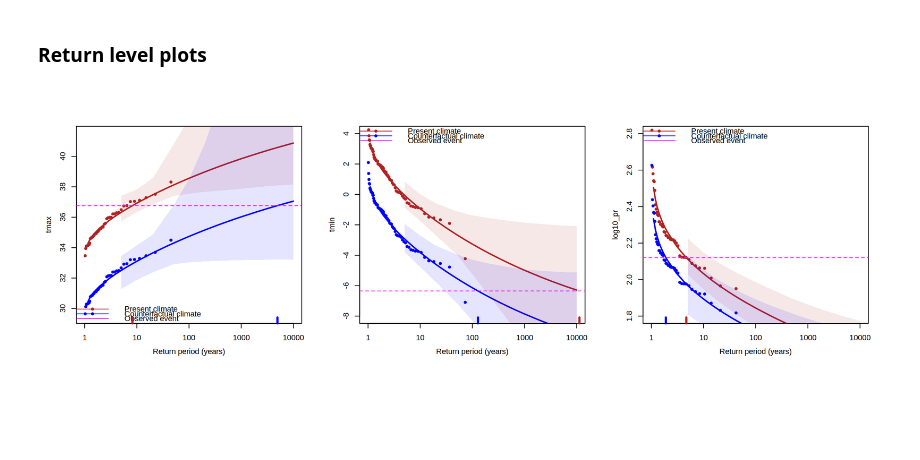
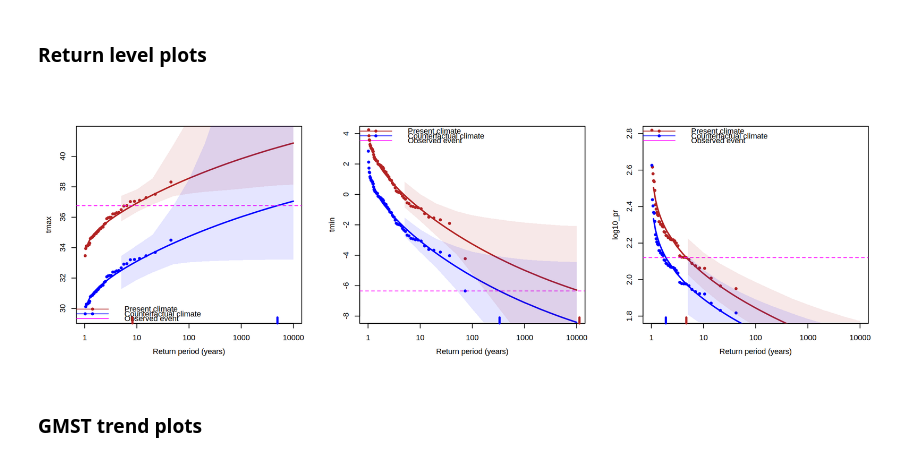
Before and after one commit to clairbarnes/wwa-archive, a Jupyter notebook: 00_model-fitting/working_R.ipynb, the cells around one changed output. Saved outputs shown, nothing was run; the diff lists cells and outputs as text; code cells hidden in the pictures; blank space fills up the shorter version.

```diff
--- a/00_model-fitting/working_R.ipynb
+++ b/00_model-fitting/working_R.ipynb
@@ -140,6 +145,7 @@ fit_ns <- function(dist, type = "fixeddisp", data, varnm, covnm_1, lower = F, mi
     fitted[["type"]] <- type
     fitted[["varnm"]] <- varnm
     fitted[["covnm_1"]] <- covnm_1
+    fitted[["data"]] <- data
     fitted[["x"]] <- x
     fitted[["cov1"]] <- data[,covnm_1]
 
@@ -178,7 +184,7 @@ tmin_shift <- fit_ns("gev", "shift", tmin, "tmin", "gmst", lower = T, mintemps =
 ns_pars <- function(mdl, fixed_cov = NA) {
 
     # if no covariate value given, evaluate at all covariate values
-    if(is.na(fixed_cov)) fixed_cov <- mdl$cov1
+    if(is.na(fixed_cov[1])) fixed_cov <- mdl$cov1
 
     # calculate the nonstationary parameter values
     pars <- mdl$par
@@ -297,14 +303,15 @@ map_from_u <- function(u, mdl, fixed_cov = NA) {
 
     # map quantile onto stationary distribution
     if(mdl$dist == "norm") {
-        erl <- qnorm(u, mean = pars$loc, sd = pars$scale, lower.tail = mdl$lower)
+        erl <- sapply(1:length(u), function(j) {
+            qnorm(u[j], mean = pars$loc, sd = pars$scale, lower.tail = mdl$lower)
+        })
     } else if(mdl$dist == "gev") {
-        if(length(pars$loc) > 1) {
-            erl <- sapply(1:length(u), function(i) qevd(u[i], loc = pars$loc[i], scale = pars$scale[i], shape = pars$shape[i], lower.tail = mdl$lower))
-        } else {
-            erl <- sapply(1:length(u), function(i) qevd(u[i], loc = pars$loc, scale = pars$scale, shape = pars$shape, lower.tail = mdl$lower))
-        }
-
+        erl <- sapply(1:length(u), function(j) {
+            sapply(1:length(pars$loc), function(i) {
+                qevd(u[j], loc = pars$loc[i], scale = pars$scale[i], shape = pars$shape[i], lower.tail = mdl$lower)
+            })
+        })
     } else {
         return(NULL)
     }
@@ -370,7 +377,7 @@ int_change(pr_fd, rp = return_period(pr_fd)[pr_fd$ev_idx], cov = gmst_2022, cov_
 # %% [markdown]
 ### **Return level plots**
 # %%
-plot_returnlevels <- function(mdl, cov1, cov1_cf, ylim = NA, pch = 20, ylab = NA, legend_pos = "topright", main = "", xlim = c(1,10000), legend_labels = c("Present climate", "Counterfactual climate"),
+plot_returnlevels <- function(mdl, cov, cov_cf, ylim = NA, pch = 20, ylab = NA, legend_pos = "topright", main = "", xlim = c(1,10000), legend_labels = c("Present climate", "Counterfactual climate"),
                               seed = 42, nsamp = 500, ...) {
 
     x <- mdl$x
@@ -389,7 +396,7 @@ plot_returnlevels <- function(mdl, cov1, cov1_cf, ylim = NA, pch = 20, ylab = NA
     mtext("Return period (years)", side = 1, line = 2.5, cex = par("cex"))
     mtext(ylab, side = 2, line = 2.5, cex = par("cex"))
 
-    legend(legend_pos, legend = c(legend_labels, "Observed event"), col = c("firebrick", "blue", "magenta"), lty = lty, pch = c(pch,pch,NA), bty = "n")
+    legend(legend_pos, legend = c(legend_labels, "Observed event"), col = c("firebrick", "blue", "magenta"), lty = 1, pch = c(pch,pch,NA), bty = "n")
 
 
     #~~~~~~~~~~~~~~~~~~~~~~~~~~~~~~~~~~~~~~~~~~~~~~~~~~~~~~~~~~~~~~~~~~~~~~~~~~~~~
@@ -431,7 +438,7 @@ plot_returnlevels <- function(mdl, cov1, cov1_cf, ylim = NA, pch = 20, ylab = NA
         boot_res <- sapply(1:nsamp, function(i) {
             boot_df <- mdl_df[sample(1:nrow(mdl_df), nrow(mdl_df), replace = T),]
             tryCatch({
-                boot_mdl <- boot_mdl <- fit_ns(mdl$dist, mdl$type, boot_df, varnm = mdl$varnm, covnm_1 = mdl$covnm_1, lower = mdl$lower, mintemps = mdl$mintemps, event_index = mdl$ev_idx)
+                boot_mdl <- fit_ns(mdl$dist, mdl$type, boot_df, varnm = mdl$varnm, covnm_1 = mdl$covnm_1, lower = mdl$lower, mintemps = mdl$mintemps, event_index = mdl$ev_idx)
                 c(map_from_u(1/x_ci, boot_mdl, fixed_cov = cov), map_from_u(1/x_ci, boot_mdl, fixed_cov = cov_cf))
             }, error = function(cond) {return(rep(NA, length(x_ci)*2))})
         })
@@ -448,8 +455,10 @@ plot_returnlevels <- function(mdl, cov1, cov1_cf, ylim = NA, pch = 20, ylab = NA
 # %%
 prep_window(c(1,3))
 
-plot_returnlevels(tmax_shift, cov1 = gmst_2022, cov1_cf = gmst_pi, ylim = c(29.5, 41.5), legend_pos = "bottomright")
-plot_returnlevels(tmin_shift, cov1 = gmst_2022, cov1_cf = gmst_1962)
-plot_returnlevels(pr_fd, cov1 = gmst_2022, cov1_cf = gmst_pi)
+plot_returnlevels(tmax_shift, cov = gmst_2022, cov_cf = gmst_pi, ylim = c(29.5, 41.5), legend_pos = "bottomright")
+plot_returnlevels(tmin_shift, cov = gmst_2022, cov_cf = gmst_1962)
+plot_returnlevels(pr_fd, cov = gmst_2022, cov_cf = gmst_pi)
 # %% [output]
-[figure, old version]
+[figure, new version]
+# %% [markdown]
+### **GMST trend plots**
```
Also changed, not shown: parts of 18 cells of this notebook, 2 other files.
